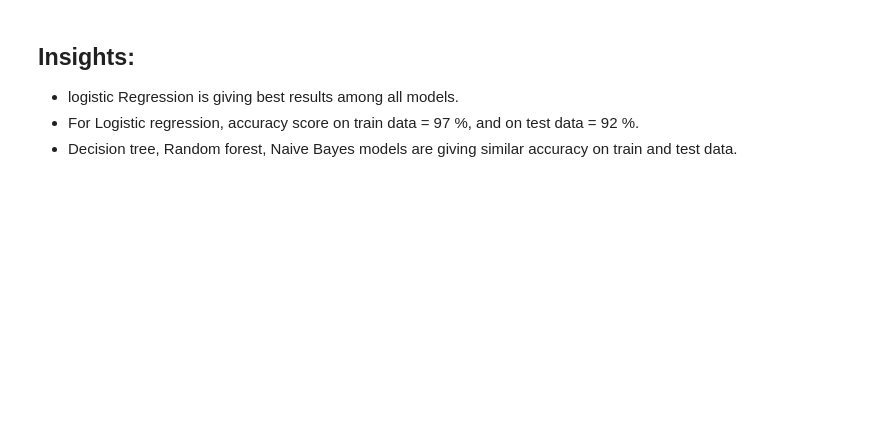
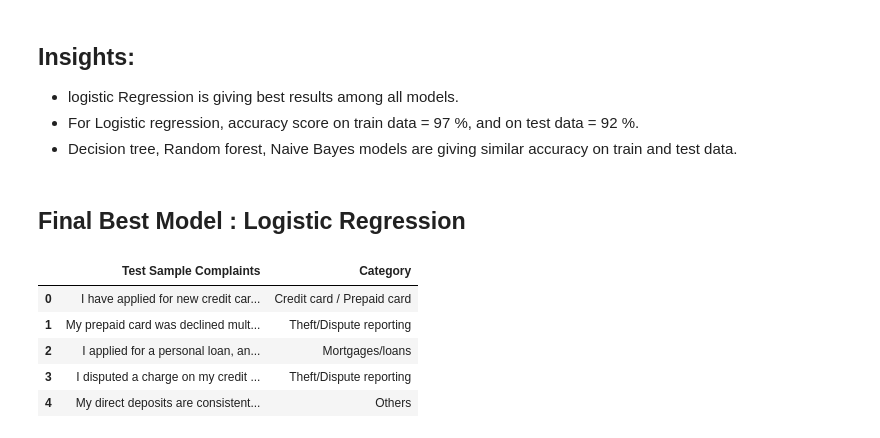
Before and after one commit to Dnyaneshwari-Chidrawar/Automatic-Ticket-Classification-Case-Study, a Jupyter notebook: Automatic_Ticket_Classification_Assignment.ipynb, the cells around one changed output. Saved outputs shown, nothing was run; the diff lists cells and outputs as text; code cells hidden in the pictures; blank space fills up the shorter version.

Commit message:
Model is tested on Sample test data and it is giving good results.

```diff
--- a/Automatic_Ticket_Classification_Assignment.ipynb
+++ b/Automatic_Ticket_Classification_Assignment.ipynb
@@ -998,3 +998,33 @@ print(results_df)
 - logistic Regression is giving best results among all models.
 - For Logistic regression, accuracy score on train data = 97 %, and on test data = 92 %.
 - Decision tree, Random forest, Naive Bayes models are giving similar accuracy on train and test data.
+# %% [markdown]
+## Final Best Model : Logistic Regression
+# %%
+# Sample test data
+sample_test_data = ['I have applied for new credit card in last month, but I still did not receive it yet.',
+                    'My prepaid card was declined multiple times despite having a sufficient balance. This happened during a crucial transaction, causing me significant embarrassment and inconvenience. When I contacted customer service, they were unable to provide a clear explanation and did not offer any immediate resolution',
+                    "I applied for a personal loan, and despite being pre-approved and submitting all required documentation promptly, the processing of my loan has been excessively delayed. The lack of communication and transparency from the loan officer has been extremely frustrating, as I urgently need the funds for a medical emergency.",
+                    "I disputed a charge on my credit card that I did not authorize, but my credit card company has repeatedly denied my claim without providing a valid reason. Despite providing all necessary documentation and evidence, my dispute remains unresolved, and I am being held responsible for a charge I did not make.",
+                    "My direct deposits are consistently delayed, sometimes by several days. This inconsistency has caused me to miss important payment deadlines and incur late fees. When I reached out to the bank, they provided no clear explanation or solution for this ongoing issue."]
+
+# Transforming the word vector to tfidf
+x_sample = count_vector.transform(sample_test_data)
+tfidf_sample = Tfidf_Vectorizer1.transform(x_sample)
+
+# Prediction using Logistic regression model
+y_sample = log_reg.predict(tfidf_sample)
+
+sample_test_data_prediction = pd.DataFrame({
+    'Test Sample Complaints' : sample_test_data,
+    'Category' : y_sample
+})
+sample_test_data_prediction['Category'] = sample_test_data_prediction['Category'].map(lambda x: Topic_names[x])
+sample_test_data_prediction
+# %% [output]
+|  | Test Sample Complaints | Category |
+| 0 | I have applied for new credit car... | Credit card / Prepaid card |
+| 1 | My prepaid card was declined mult... | Theft/Dispute reporting |
+| 2 | I applied for a personal loan, an... | Mortgages/loans |
+| 3 | I disputed a charge on my credit ... | Theft/Dispute reporting |
+| 4 | My direct deposits are consistent... | Others |
```
Also changed, not shown: parts of 13 cells of this notebook.
